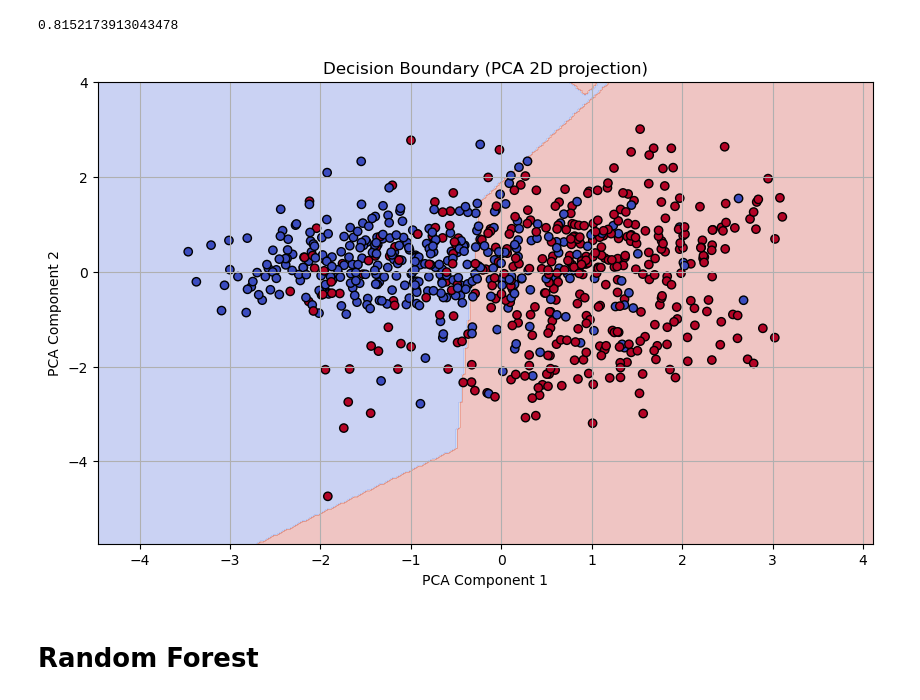
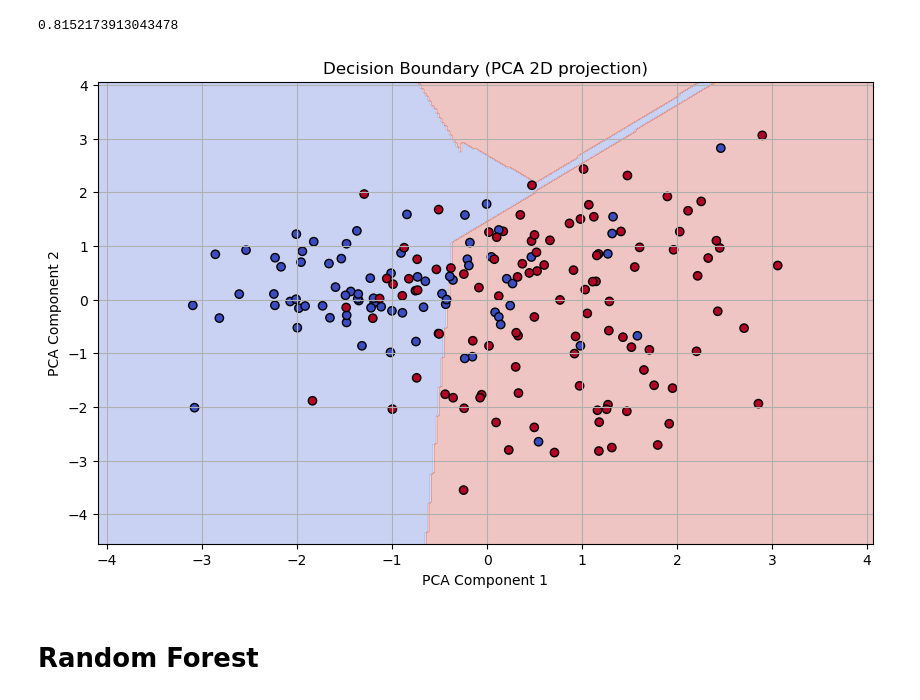
Before and after one commit to venkata3204sai/Heart_disease_detection_ML_project, a Jupyter notebook: codefiles/cvd_prediction.ipynb, the cells around one changed output. Drawn from its saved outputs; the diff is of its cells as text; code cells hidden in the pictures.

```diff
--- a/codefiles/cvd_prediction.ipynb
+++ b/codefiles/cvd_prediction.ipynb
@@ -248,9 +248,9 @@ accuracy_score(y_test, y_pred)
  [20 87]]
 0.8152173913043478
 # %%
-plot_decision_boundary_with_pca(dt_model, pipeline, X_train, y_train)
+plot_decision_boundary_with_pca(dt_model, pipeline, X_test, y_test)
 # %% [output]
-[figure, old version]
+[figure, new version]
 # %% [markdown]
 # **Random Forest**
 # %%
```
Also changed, not shown: parts of 6 cells of this notebook, 3 other files.
